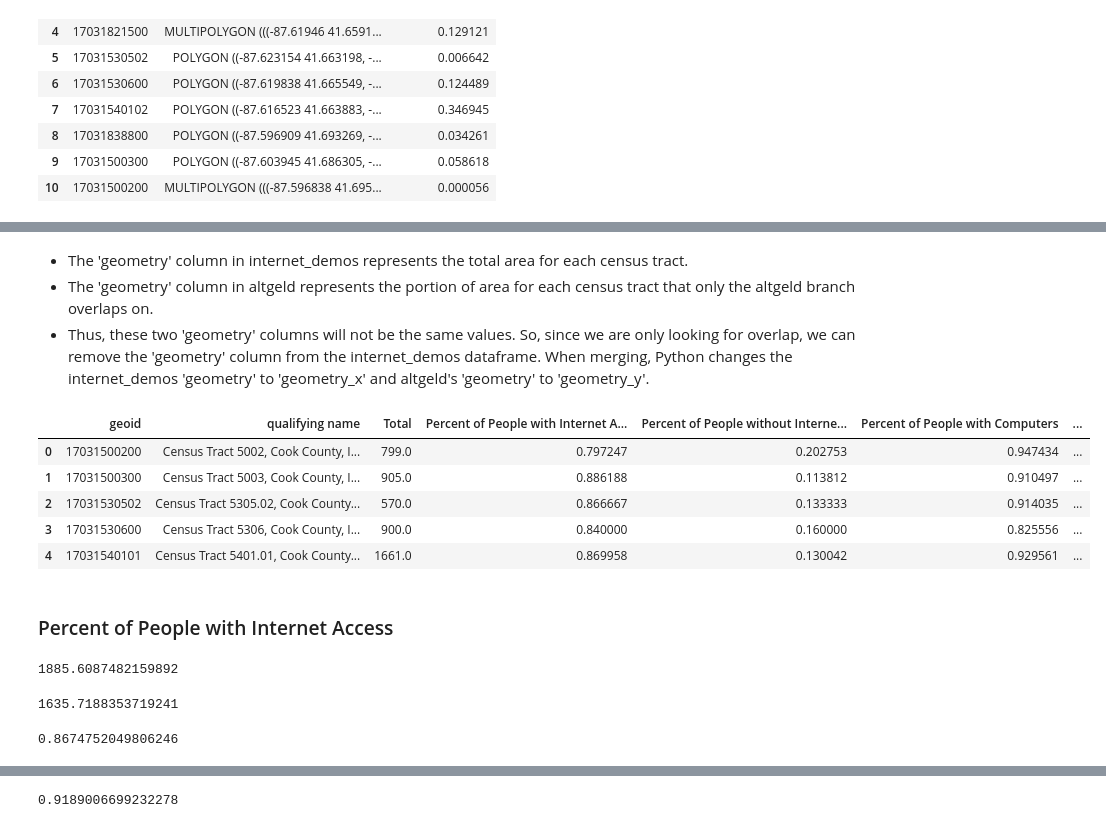
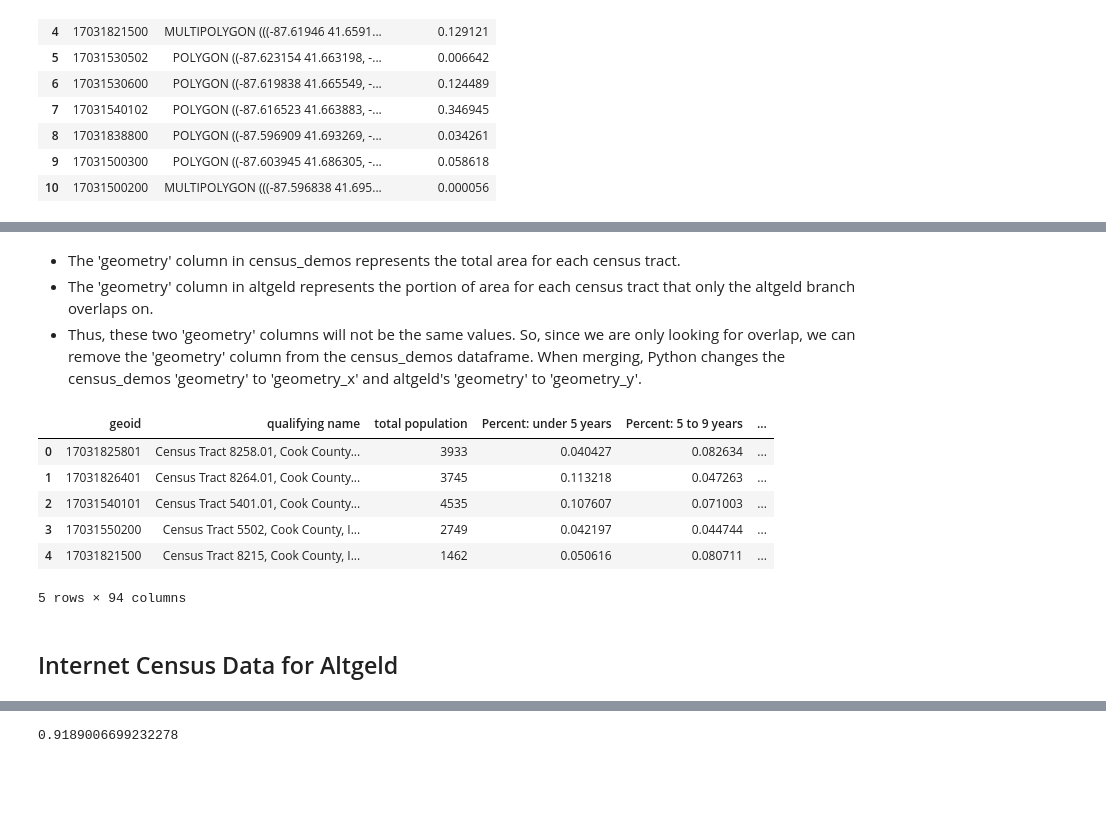
Before and after one commit to uchicago-dsi/cpl_project, a Jupyter notebook: can-summer-2023/notebooks/isochrone for altgeld.ipynb, the cells around one changed output, grey strips where cells are left out. Drawn from its saved outputs; the diff is of its cells as text; code cells hidden in the pictures; blank space fills up the shorter version.

```diff
--- a/can-summer-2023/notebooks/isochrone for altgeld.ipynb
+++ b/can-summer-2023/notebooks/isochrone for altgeld.ipynb
@@ -64,5 +40,5 @@ altgeld
 | 9 | 17031500300 | POLYGON ((-87.603945 41.686305, -... | 0.058618 |
 | 10 | 17031500200 | MULTIPOLYGON (((-87.596838 41.695... | 0.000056 |
 # %%
-#Merging internet_demos with altgeld census overlap file on the geoid so that they match up
-altgeld_internet_merge = internet_demos.merge(altgeld, on='geoid')
+#Merging census_demos with altgeld census overlap file on the geoid so that they match up
+altgeld_merge = census_demos.merge(altgeld, on='geoid')
@@ -69,33 +62,18 @@ altgeld_internet_merge = internet_demos.merge(altgeld, on='geoid')
 # %% [markdown]
-- The 'geometry' column in internet_demos represents the total area for each census tract.
+- The 'geometry' column in census_demos represents the total area for each census tract.
 - The 'geometry' column in altgeld represents the portion of area for each census tract that only the altgeld branch overlaps on.
-- Thus, these two 'geometry' columns will not be the same values. So, since we are only looking for overlap, we can remove the 'geometry' column from the internet_demos dataframe. When merging, Python changes the internet_demos 'geometry' to 'geometry_x' and altgeld's 'geometry' to 'geometry_y'.
+- Thus, these two 'geometry' columns will not be the same values. So, since we are only looking for overlap, we can remove the 'geometry' column from the census_demos dataframe. When merging, Python changes the census_demos 'geometry' to 'geometry_x' and altgeld's 'geometry' to 'geometry_y'.
 # %%
 #Dropping geometry_x and renaming geometry_y as just geometry
-altgeld_internet_merge_changes = altgeld_internet_merge.drop(columns=['geometry_x'], axis=1).rename(columns={'geometry_y':'geometry'})
-altgeld_internet_merge_changes.head()
+altgeld_merge_changes = altgeld_merge.drop(columns=['geometry_x'], axis=1).rename(columns={'geometry_y':'geometry'})
+altgeld_merge_changes.head()
 # %% [output]
-|  | geoid | qualifying name | Total | Percent of People with Internet A... | Percent of People without Interne... | Percent of People with Computers | ... |
-| 0 | 17031500200 | Census Tract 5002, Cook County, I... | 799.0 | 0.797247 | 0.202753 | 0.947434 | ... |
-| 1 | 17031500300 | Census Tract 5003, Cook County, I... | 905.0 | 0.886188 | 0.113812 | 0.910497 | ... |
-| 2 | 17031530502 | Census Tract 5305.02, Cook County... | 570.0 | 0.866667 | 0.133333 | 0.914035 | ... |
-| 3 | 17031530600 | Census Tract 5306, Cook County, I... | 900.0 | 0.840000 | 0.160000 | 0.825556 | ... |
-| 4 | 17031540101 | Census Tract 5401.01, Cook County... | 1661.0 | 0.869958 | 0.130042 | 0.929561 | ... |
+|  | geoid | qualifying name | total population | Percent: under 5 years | Percent: 5 to 9 years | ... |
+| 0 | 17031825801 | Census Tract 8258.01, Cook County... | 3933 | 0.040427 | 0.082634 | ... |
+| 1 | 17031826401 | Census Tract 8264.01, Cook County... | 3745 | 0.113218 | 0.047263 | ... |
+| 2 | 17031540101 | Census Tract 5401.01, Cook County... | 4535 | 0.107607 | 0.071003 | ... |
+| 3 | 17031550200 | Census Tract 5502, Cook County, I... | 2749 | 0.042197 | 0.044744 | ... |
+| 4 | 17031821500 | Census Tract 8215, Cook County, I... | 1462 | 0.050616 | 0.080711 | ... |
+5 rows × 94 columns
-# %% [markdown]
-### Percent of People with Internet Access
-# %%
-#population within entire branch
-pop_in_branch = (altgeld_internet_merge_changes['Percent Overlap']  * altgeld_internet_merge_changes['Total']).sum()
-pop_in_branch
-# %% [output]
-1885.6087482159892
-# %%
-#Population within entire branch within specific demographic
-Branch_pop_withInternet = (altgeld_internet_merge_changes['Percent Overlap'] * altgeld_internet_merge_changes['Percent of People with Internet Access'] * altgeld_internet_merge_changes['Total']).sum()
-Branch_pop_withInternet
-# %% [output]
-1635.7188353719241
-# %%
-Branch_pop_withInternet/pop_in_branch
-# %% [output]
-0.8674752049806246
+# %% [markdown]
+## Internet Census Data for Altgeld
```
Also changed, not shown: parts of 29 cells of this notebook.
